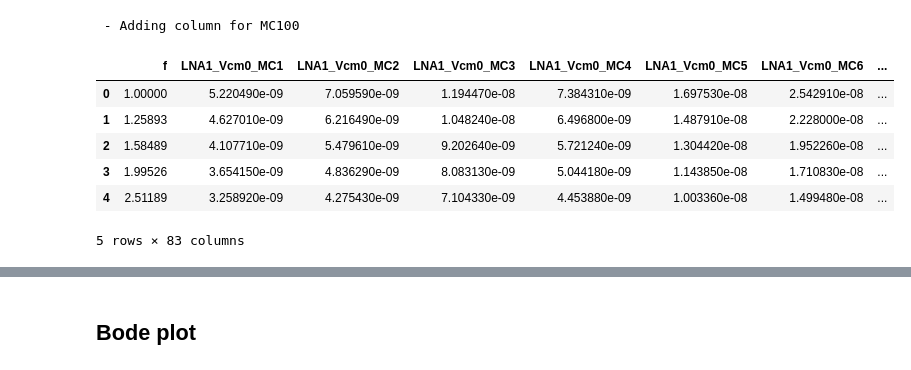
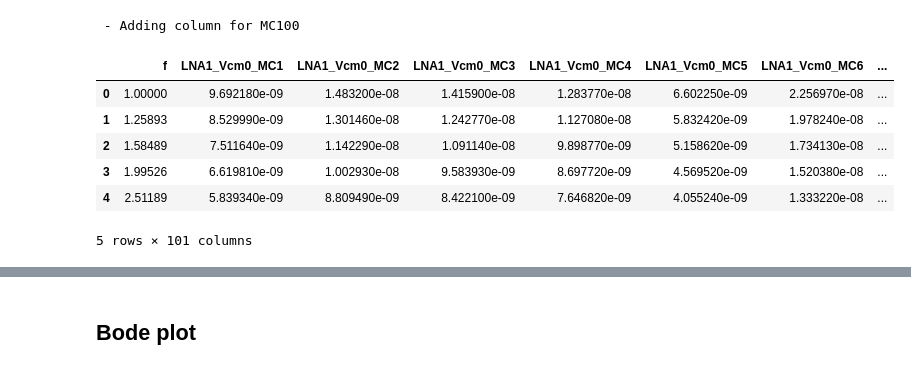
Before and after one commit to BaoTON1701/R-T_BiCMOS_run, a Jupyter notebook: code/Plot_results.ipynb, the cells around one changed output, grey strips where cells are left out. Saved outputs shown, nothing was run; the diff lists cells and outputs as text; code cells hidden in the pictures.

```diff
--- a/code/Plot_results.ipynb
+++ b/code/Plot_results.ipynb
@@ -494,14 +575,14 @@ noise_LNA2_27 = set_up_file(noise_LNA2_27, [0])
 noise_LNA1_27 = set_up_file(noise_LNA1_27, [0])
 # %% [output]
  - Adding column for MC100
-# %%
-noise_LNA2_27.head()
-# %% [output]
-|  | f | LNA1_Vcm0_MC1 | LNA1_Vcm0_MC2 | LNA1_Vcm0_MC3 | LNA1_Vcm0_MC4 | LNA1_Vcm0_MC5 | LNA1_Vcm0_MC6 | ... |
-| 0 | 1.00000 | 5.220490e-09 | 7.059590e-09 | 1.194470e-08 | 7.384310e-09 | 1.697530e-08 | 2.542910e-08 | ... |
-| 1 | 1.25893 | 4.627010e-09 | 6.216490e-09 | 1.048240e-08 | 6.496800e-09 | 1.487910e-08 | 2.228000e-08 | ... |
-| 2 | 1.58489 | 4.107710e-09 | 5.479610e-09 | 9.202640e-09 | 5.721240e-09 | 1.304420e-08 | 1.952260e-08 | ... |
-| 3 | 1.99526 | 3.654150e-09 | 4.836290e-09 | 8.083130e-09 | 5.044180e-09 | 1.143850e-08 | 1.710830e-08 | ... |
-| 4 | 2.51189 | 3.258920e-09 | 4.275430e-09 | 7.104330e-09 | 4.453880e-09 | 1.003360e-08 | 1.499480e-08 | ... |
-5 rows × 83 columns
+# %%
+noise_LNA1_27.head()
+# %% [output]
+|  | f | LNA1_Vcm0_MC1 | LNA1_Vcm0_MC2 | LNA1_Vcm0_MC3 | LNA1_Vcm0_MC4 | LNA1_Vcm0_MC5 | LNA1_Vcm0_MC6 | ... |
+| 0 | 1.00000 | 9.692180e-09 | 1.483200e-08 | 1.415900e-08 | 1.283770e-08 | 6.602250e-09 | 2.256970e-08 | ... |
+| 1 | 1.25893 | 8.529990e-09 | 1.301460e-08 | 1.242770e-08 | 1.127080e-08 | 5.832420e-09 | 1.978240e-08 | ... |
+| 2 | 1.58489 | 7.511640e-09 | 1.142290e-08 | 1.091140e-08 | 9.898770e-09 | 5.158620e-09 | 1.734130e-08 | ... |
+| 3 | 1.99526 | 6.619810e-09 | 1.002930e-08 | 9.583930e-09 | 8.697720e-09 | 4.569520e-09 | 1.520380e-08 | ... |
+| 4 | 2.51189 | 5.839340e-09 | 8.809490e-09 | 8.422100e-09 | 7.646820e-09 | 4.055240e-09 | 1.333220e-08 | ... |
+5 rows × 101 columns
 # %%
```
Also changed, not shown: parts of 7 cells of this notebook, 17 other files.
